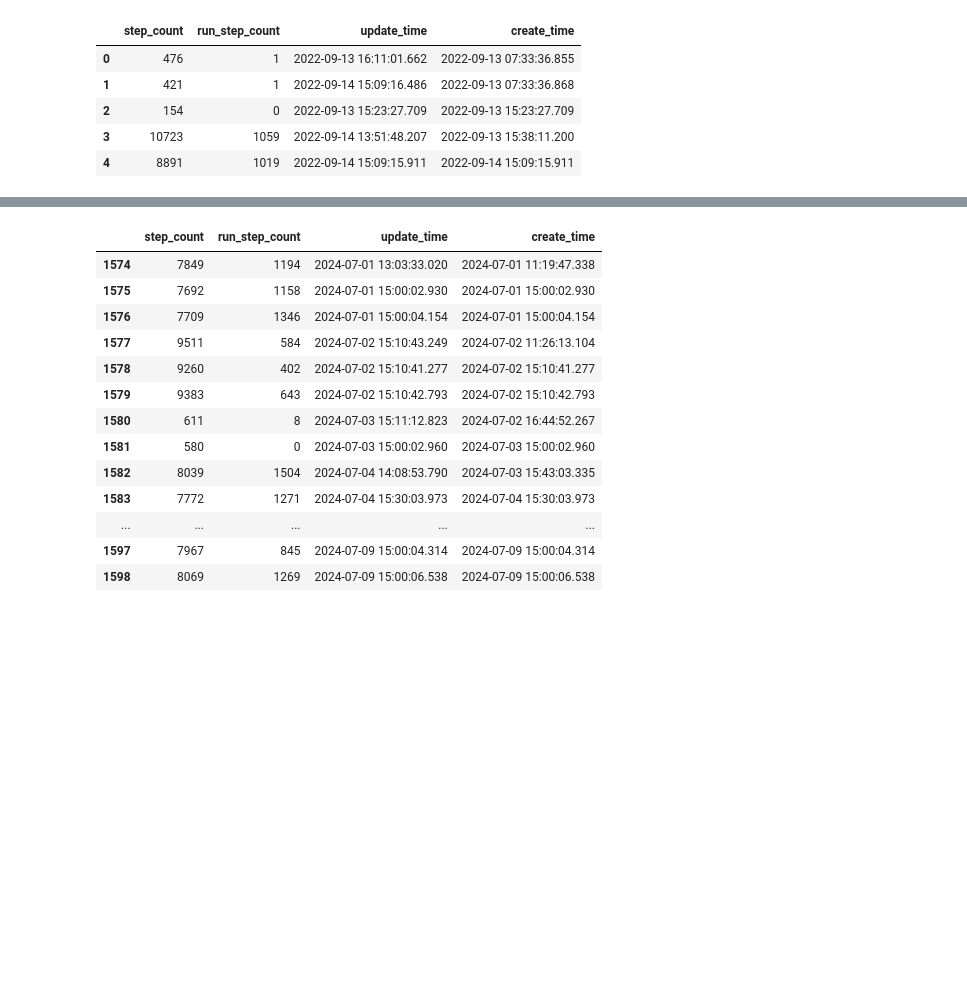
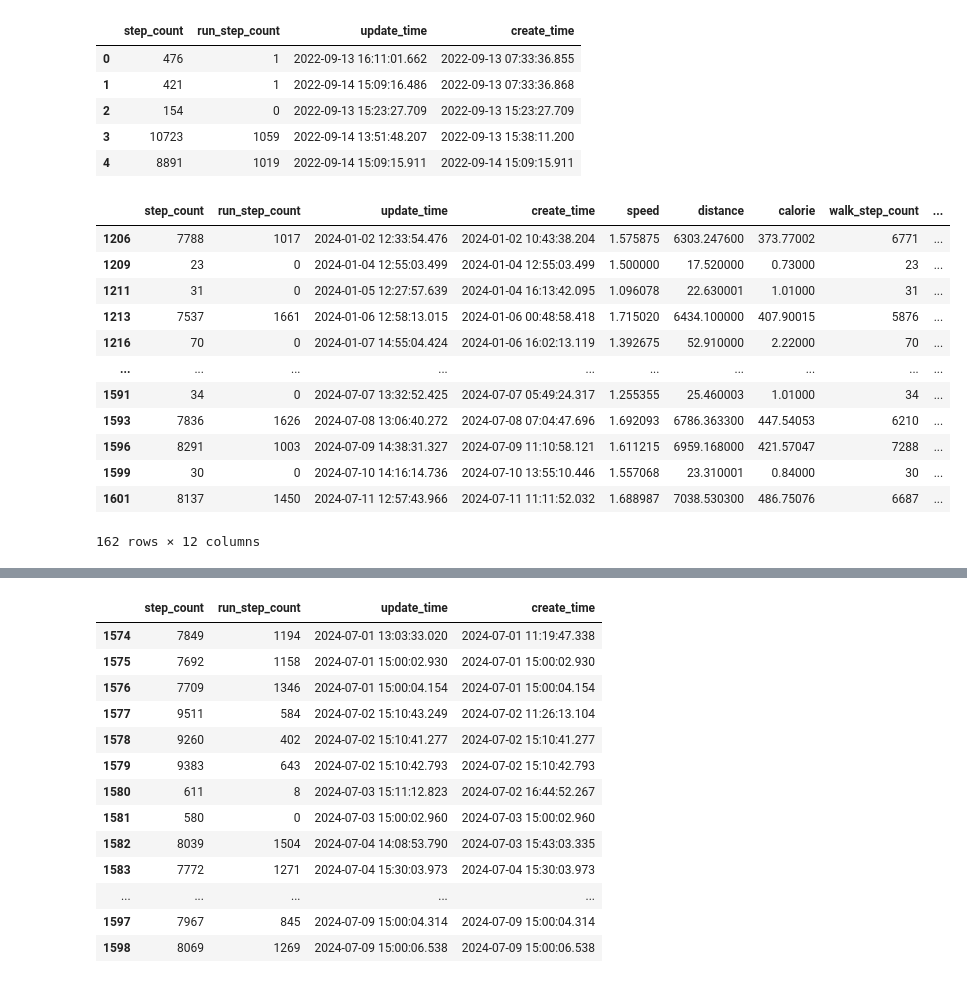
Before and after one commit to Song-Juntae/data_analysis, a Jupyter notebook: 나의정보/운동정보.ipynb, the cells around one changed output, grey strips where cells are left out. Drawn from its saved outputs; the diff is of its cells as text; code cells hidden in the pictures; blank space fills up the shorter version.

```diff
--- a/나의정보/운동정보.ipynb
+++ b/나의정보/운동정보.ipynb
@@ -37,3 +52,31 @@ df[사용할컬럼].head()
 | 2 | 154 | 0 | 2022-09-13 15:23:27.709 | 2022-09-13 15:23:27.709 |
 | 3 | 10723 | 1059 | 2022-09-14 13:51:48.207 | 2022-09-13 15:38:11.200 |
 | 4 | 8891 | 1019 | 2022-09-14 15:09:15.911 | 2022-09-14 15:09:15.911 |
+# %%
+m1 = df['update_time'] > '2024-01'
+# m2 = df['run_step_count'] > 100
+m_id = df['deviceuuid'] == 'VfS0qUERdZ'
+m = m1 & m_id
+
+사용할컬럼 = ['step_count','run_step_count', 'update_time', 'create_time', 'speed', 'distance', 'calorie', 'walk_step_count']
+
+df_2024 = df[m][사용할컬럼]
+df_2024['날짜']  = pd.to_datetime(df['create_time'])
+df_2024['월'] = df_2024['날짜'].dt.month
+df_2024['일'] = df_2024['날짜'].dt.day
+df_2024['월_일'] = df_2024['날짜'].dt.strftime('%m-%d')
+df_2024
+# %% [output]
+|  | step_count | run_step_count | update_time | create_time | speed | distance | calorie | walk_step_count | ... |
+| 1206 | 7788 | 1017 | 2024-01-02 12:33:54.476 | 2024-01-02 10:43:38.204 | 1.575875 | 6303.247600 | 373.77002 | 6771 | ... |
+| 1209 | 23 | 0 | 2024-01-04 12:55:03.499 | 2024-01-04 12:55:03.499 | 1.500000 | 17.520000 | 0.73000 | 23 | ... |
+| 1211 | 31 | 0 | 2024-01-05 12:27:57.639 | 2024-01-04 16:13:42.095 | 1.096078 | 22.630001 | 1.01000 | 31 | ... |
+| 1213 | 7537 | 1661 | 2024-01-06 12:58:13.015 | 2024-01-06 00:48:58.418 | 1.715020 | 6434.100000 | 407.90015 | 5876 | ... |
+| 1216 | 70 | 0 | 2024-01-07 14:55:04.424 | 2024-01-06 16:02:13.119 | 1.392675 | 52.910000 | 2.22000 | 70 | ... |
+| ... | ... | ... | ... | ... | ... | ... | ... | ... | ... |
+| 1591 | 34 | 0 | 2024-07-07 13:32:52.425 | 2024-07-07 05:49:24.317 | 1.255355 | 25.460003 | 1.01000 | 34 | ... |
+| 1593 | 7836 | 1626 | 2024-07-08 13:06:40.272 | 2024-07-08 07:04:47.696 | 1.692093 | 6786.363300 | 447.54053 | 6210 | ... |
+| 1596 | 8291 | 1003 | 2024-07-09 14:38:31.327 | 2024-07-09 11:10:58.121 | 1.611215 | 6959.168000 | 421.57047 | 7288 | ... |
+| 1599 | 30 | 0 | 2024-07-10 14:16:14.736 | 2024-07-10 13:55:10.446 | 1.557068 | 23.310001 | 0.84000 | 30 | ... |
+| 1601 | 8137 | 1450 | 2024-07-11 12:57:43.966 | 2024-07-11 11:11:52.032 | 1.688987 | 7038.530300 | 486.75076 | 6687 | ... |
+162 rows × 12 columns
```
Also changed, not shown: parts of 7 cells of this notebook, 4 other files.
